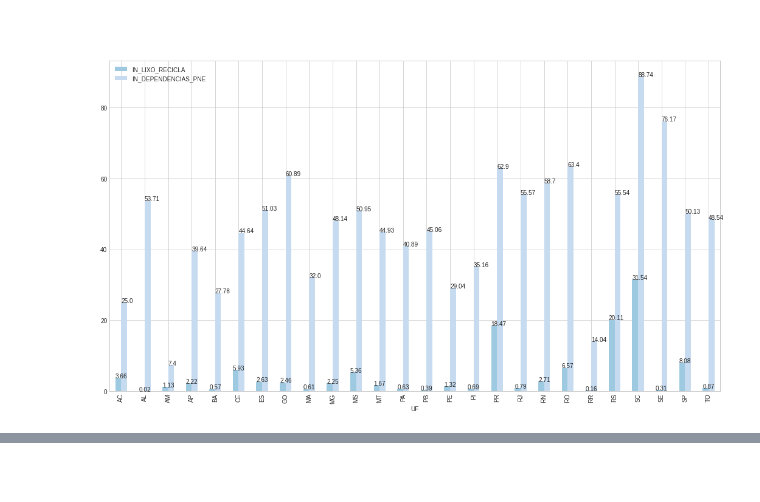
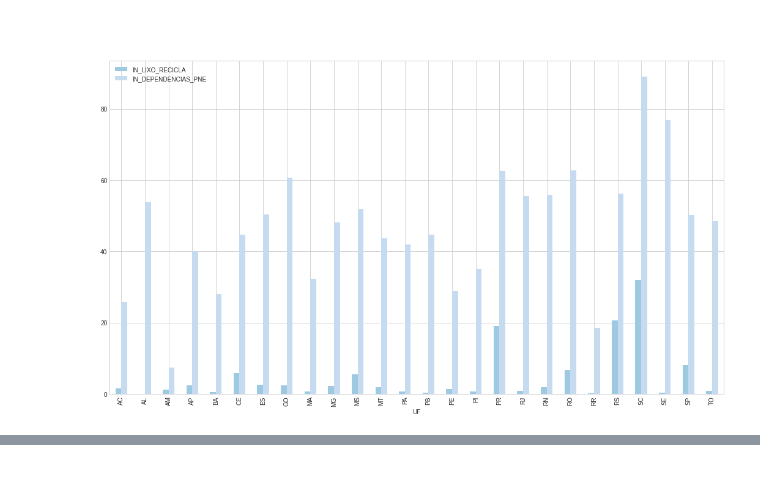
Before and after one commit to matteushc/tcc, a Jupyter notebook: 07-juncao_dados.ipynb, the cells around one changed output, grey strips where cells are left out. Drawn from its saved outputs; the diff is of its cells as text; code cells hidden in the pictures.

```diff
--- a/07-juncao_dados.ipynb
+++ b/07-juncao_dados.ipynb
@@ -25,3 +9,11 @@ escolaridade_docentes = pd.read_csv(f'{diretorio_datasets}/docentes.csv', delimi
+# %%
+investimento = pd.read_csv(f'{diretorio_datasets}investimento/investimento_municipio.csv', delimiter=";")
+# %%
+ideb = pd.read_csv(f'{diretorio_datasets}ideb/ideb_final.csv', delimiter=";")
+# %%
+inep_escolas = pd.read_csv(f'{diretorio_datasets}inep/escolas_set.csv', delimiter=";")
+# %%
+escolaridade_docentes = pd.read_csv(f'{diretorio_datasets}inep/docentes/docentes.csv', delimiter=";")
 # %%
 path_dataset_final = "/home/matteus-paula/Documents/dados/dados_tcc"
 #path_dataset_final = "/home/caioabreu/workspace/tcc/datasets"
@@ -280,11 +272,11 @@ Indice de correlação area verde existente: 0.16647227737866346
 # %%
 dependencias_lixo = final[['UF', 'IN_LIXO_RECICLA', 'IN_DEPENDENCIAS_PNE']].groupby('UF') \
             .agg(lambda x: x.mean())
 ax = dependencias_lixo.plot(kind='bar', figsize=(18,10), color=['#9ecae1', '#c6dbef'])
-for p in ax.patches:
-    ax.annotate(str(round(p.get_height(),2)), (p.get_x(), p.get_height()))
+# for p in ax.patches:
+#     ax.annotate(str(round(p.get_height(),2)), (p.get_x(), p.get_height()))
 # %% [output]
-[figure, old version]
+[figure, new version]
 # %%
 print('Indice de correlação lixo recicla existente: ' \
       + str(final['NOTA_IDEB'].corr(final['IN_LIXO_RECICLA'])))
```
Also changed, not shown: parts of 44 cells of this notebook, 16 other files.
